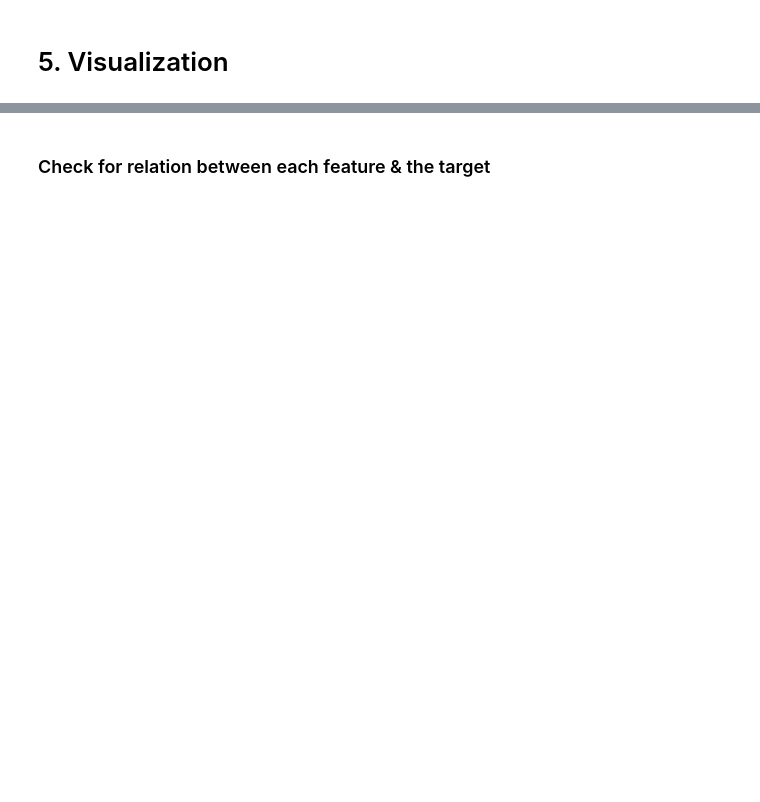
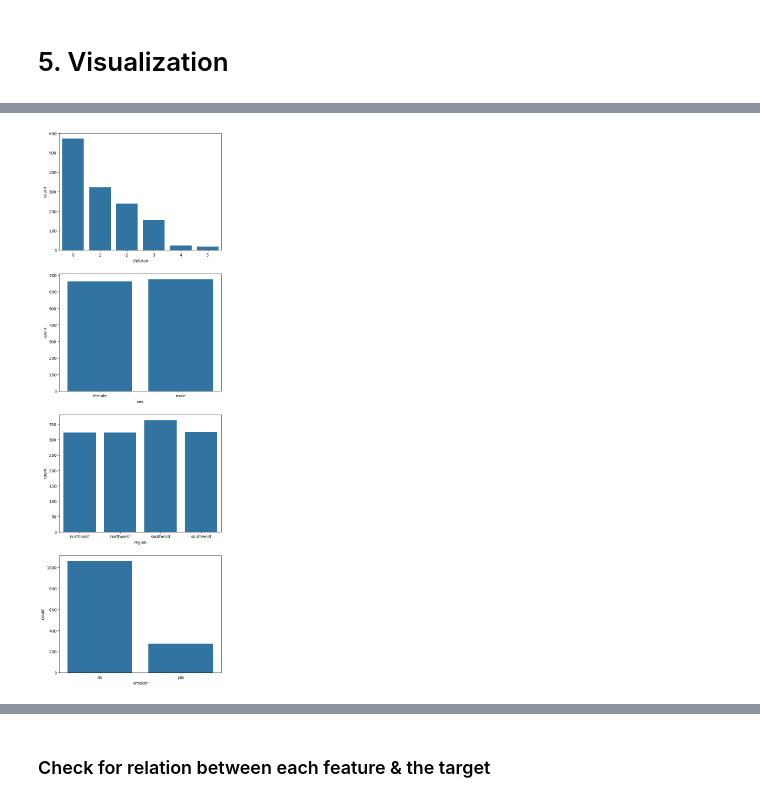
Before and after one commit to MohamadElnomrossie/Alex8, a Jupyter notebook: Data Science/Medical-Insurance/Medical Insurance/Medical Insurance.ipynb, the cells around one changed output, grey strips where cells are left out. Cells and saved outputs as stored; diff of their text form; code cells hidden in the pictures; blank space fills up the shorter version.

```diff
--- a/Data Science/Medical-Insurance/Medical Insurance/Medical Insurance.ipynb
+++ b/Data Science/Medical-Insurance/Medical Insurance/Medical Insurance.ipynb
@@ -13,0 +106,8 @@ filterwarnings("ignore")
+# %%
+fig,ax=plt.subplots(4,1)
+plt.subplots_adjust(right=1, top=4)
+dis_cols=['children','sex','region','smoker']
+for col in range(len(dis_cols)):
+    sb.countplot(data=df,x=dis_cols[col],ax=ax[col])
+# %% [output]
+[figure, added]
```
Also changed, not shown: parts of 17 cells of this notebook, 1 other file.
